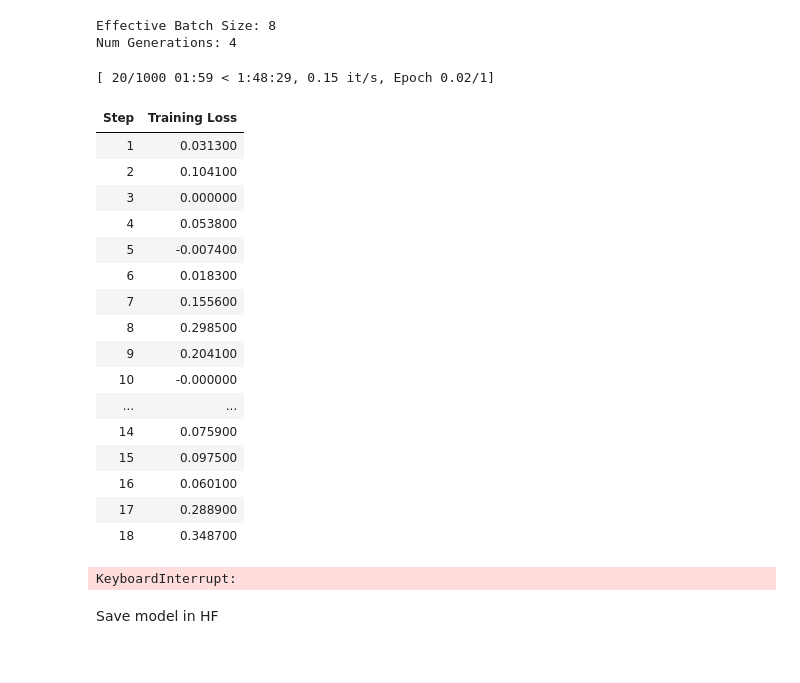
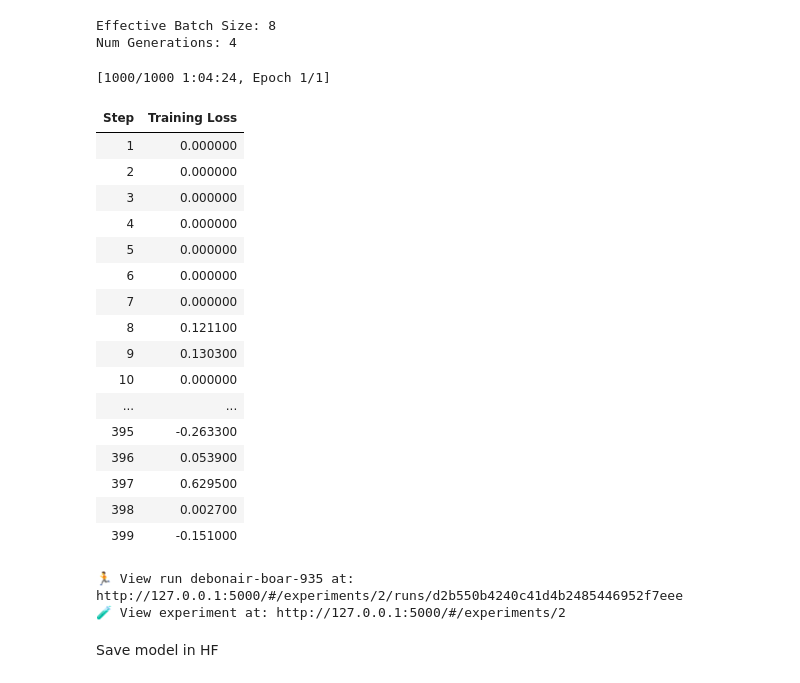
Before and after one commit to minimartzz/learning, a Jupyter notebook: huggingface_llm/12_reasoning_models.ipynb, the cells around one changed output. Drawn from its saved outputs; the diff is of its cells as text; code cells hidden in the pictures.

Commit message:
[Update] Fixed some issues with GRPO with TRL

```diff
--- a/huggingface_llm/12_reasoning_models.ipynb
+++ b/huggingface_llm/12_reasoning_models.ipynb
@@ -232,0 +246,2 @@ To enable the following instructions: AVX2 AVX_VNNI FMA, in other operations, re
+# %%
+mlflow.set_experiment("grpo-training")
@@ -277,7 +294,7 @@ tokenizer = AutoTokenizer.from_pretrained(model_id)
 # LoRA configurations - reduces number of trainable parameters
 lora_config = LoraConfig(
   task_type="CAUSAL_LM",
-  r=8,
+  r=16,
   lora_alpha=32,
   target_modules="all-linear",
 )
@@ -291,7 +308,12 @@ None
 ideal_length = 50
 
 def reward_len(completions, **kwargs):
-  return [-abs(ideal_length - len(completion)) for completion in completions]
+  rewards = []
+  for completion in completions:
+    diff = abs(ideal_length - len(completion))
+    reward = max(0, 1 - (diff / ideal_length))
+    rewards.append(reward)
+  return rewards
 # %% [markdown]
 GRPO training loop
 # %%
@@ -307,7 +329,7 @@ training_args = GRPOConfig(
   optim="adamw_8bit",
   num_train_epochs=1,
   bf16=True,
-  report_to=["none"],
+  report_to=["mlflow"],
   remove_unused_columns=False,
   logging_steps=1,
   # max_steps=50                   # Maximum number of iterations in a single epoch
@@ -318,36 +340,40 @@ print(f"Num Generations: {training_args.num_generations}")
 Effective Batch Size: 8
 Num Generations: 4
 # %%
+mlflow.transformers.autolog()
+
 # Trainer
-trainer = GRPOTrainer(
-  model=model,
-  reward_funcs=[reward_len],
-  args=training_args,
-  train_dataset=dataset["train"],
-)
+with mlflow.start_run():
+  trainer = GRPOTrainer(
+    model=model,
+    reward_funcs=[reward_len],
+    args=training_args,
+    train_dataset=dataset["train"],
+  )
 
-# Train model
-trainer.train()
+  # Train model
+  trainer.train()
 # %% [output]
-[ 20/1000 01:59 < 1:48:29, 0.15 it/s, Epoch 0.02/1]
+[1000/1000 1:04:24, Epoch 1/1]
 | Step | Training Loss |
-| 1 | 0.031300 |
-| 2 | 0.104100 |
+| 1 | 0.000000 |
+| 2 | 0.000000 |
 | 3 | 0.000000 |
-| 4 | 0.053800 |
-| 5 | -0.007400 |
-| 6 | 0.018300 |
-| 7 | 0.155600 |
-| 8 | 0.298500 |
-| 9 | 0.204100 |
-| 10 | -0.000000 |
+| 4 | 0.000000 |
+| 5 | 0.000000 |
+| 6 | 0.000000 |
+| 7 | 0.000000 |
+| 8 | 0.121100 |
+| 9 | 0.130300 |
+| 10 | 0.000000 |
 | ... | ... |
-| 14 | 0.075900 |
-| 15 | 0.097500 |
-| 16 | 0.060100 |
-| 17 | 0.288900 |
-| 18 | 0.348700 |
+| 395 | -0.263300 |
+| 396 | 0.053900 |
+| 397 | 0.629500 |
+| 398 | 0.002700 |
+| 399 | -0.151000 |
-KeyboardInterrupt:
+🏃 View run debonair-boar-935 at: http://127.0.0.1:5000/#/experiments/2/runs/d2b550b4240c41d4b2485446952f7eee
+🧪 View experiment at: http://127.0.0.1:5000/#/experiments/2
 # %% [markdown]
 Save model in HF
 # %%
```
Also changed, not shown: parts of 8 cells of this notebook.
